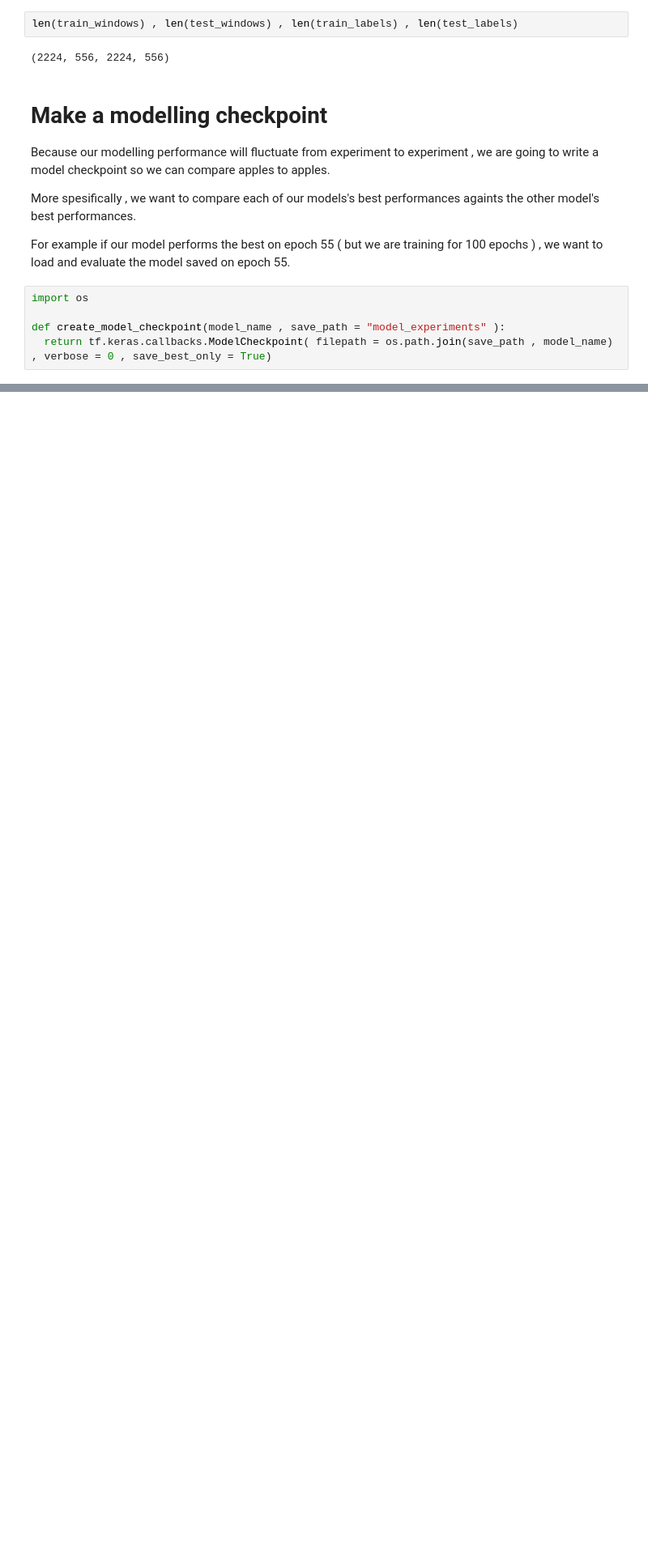
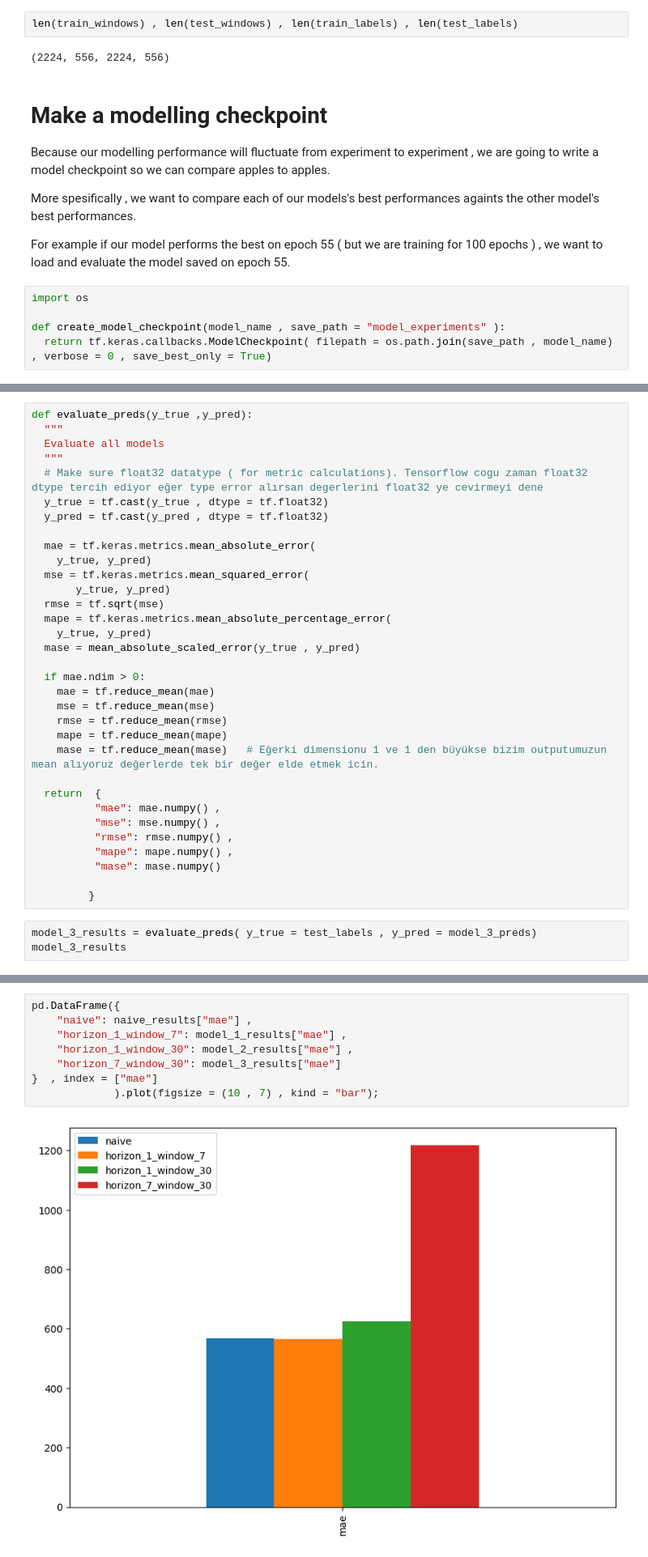
Before and after one commit to MelihKlc/Deep-Learning, a Jupyter notebook: Time_Series_Forecasting.ipynb, the cells around one changed output, grey strips where cells are left out. Shown at 81% size. Drawn from its saved outputs; the diff is of its cells as text; blank space fills up the shorter version.

```diff
--- a/Time_Series_Forecasting.ipynb
+++ b/Time_Series_Forecasting.ipynb
@@ -684,0 +881,36 @@ plot_time_series(timesteps = X_test[-len(test_windows) : ] , values = model_1_pr
+# %%
+def evaluate_preds(y_true ,y_pred):
+  """
+  Evaluate all models
+  """
+  # Make sure float32 datatype ( for metric calculations). Tensorflow cogu zaman float32 dtype tercih ediyor eğer type error alırsan degerlerini float32 ye cevirmeyi dene
+  y_true = tf.cast(y_true , dtype = tf.float32)
+  y_pred = tf.cast(y_pred , dtype = tf.float32)
+
+  mae = tf.keras.metrics.mean_absolute_error(
+    y_true, y_pred)
+  mse = tf.keras.metrics.mean_squared_error(
+       y_true, y_pred)
+  rmse = tf.sqrt(mse)
+  mape = tf.keras.metrics.mean_absolute_percentage_error(
+    y_true, y_pred)
+  mase = mean_absolute_scaled_error(y_true , y_pred)
+
+  if mae.ndim > 0:
+    mae = tf.reduce_mean(mae)
+    mse = tf.reduce_mean(mse)
+    rmse = tf.reduce_mean(rmse)
+    mape = tf.reduce_mean(mape)
+    mase = tf.reduce_mean(mase)   # Eğerki dimensionu 1 ve 1 den büyükse bizim outputumuzun mean alıyoruz değerlerde tek bir değer elde etmek icin.
+
+  return  {
+          "mae": mae.numpy() ,
+          "mse": mse.numpy() ,
+          "rmse": rmse.numpy() ,
+          "mape": mape.numpy() ,
+          "mase": mase.numpy()
+
+         }
+# %%
+model_3_results = evaluate_preds( y_true = test_labels , y_pred = model_3_preds)
+model_3_results
@@ -684,0 +974,10 @@ plot_time_series(timesteps = X_test[-len(test_windows) : ] , values = model_1_pr
+# %%
+pd.DataFrame({
+    "naive": naive_results["mae"] ,
+    "horizon_1_window_7": model_1_results["mae"] ,
+    "horizon_1_window_30": model_2_results["mae"] ,
+    "horizon_7_window_30": model_3_results["mae"]
+}  , index = ["mae"]
+             ).plot(figsize = (10 , 7) , kind = "bar");
+# %% [output]
+[figure, added]
```
Also changed, not shown: parts of 42 cells of this notebook.
